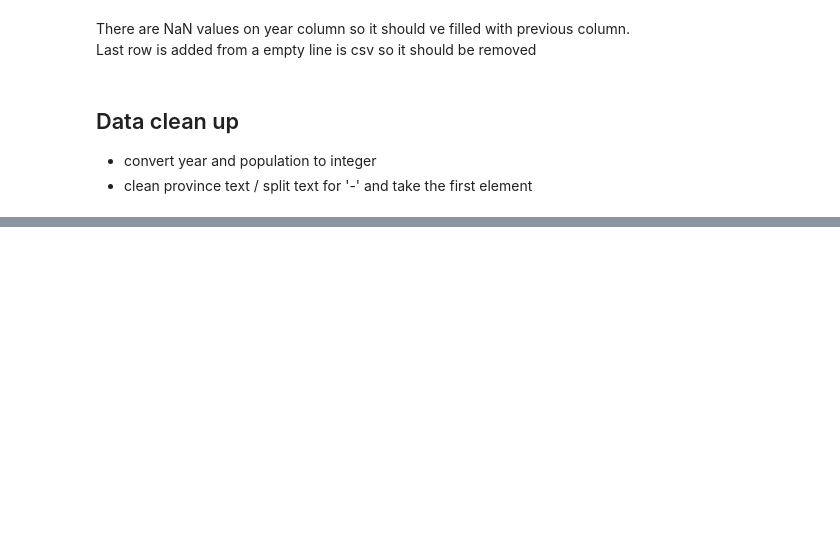
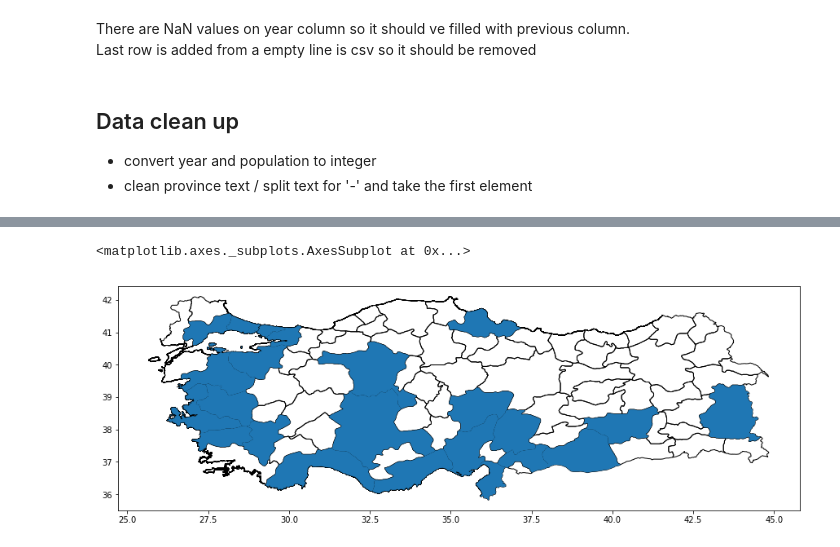
Before and after one commit to ctukel/Geopandas-projects, a Jupyter notebook: Turkeys_population.ipynb, the cells around one changed output, grey strips where cells are left out. Cells and saved outputs as stored; diff of their text form; code cells hidden in the pictures; blank space fills up the shorter version.

```diff
--- a/Turkeys_population.ipynb
+++ b/Turkeys_population.ipynb
@@ -114,0 +115,4 @@ ax.set_axis_off()
+# %%
+province_rank = province_pop[province_pop['population']>1000000].sort_values(by='population', ascending=0) # provinces over 4 million people
+province_rank['Rank'] = df['population'].rank(ascending=1)
+province_rank.head()
@@ -114,0 +126,6 @@ ax.set_axis_off()
+# %%
+ax = provinces.plot(edgecolor='k', facecolor='none', figsize=(15, 10))
+province_rank.plot(ax=ax)
+# %% [output]
+<matplotlib.axes._subplots.AxesSubplot at 0x...>
+[figure, added]
```
Also changed, not shown: parts of 16 cells of this notebook, 2 other files.
